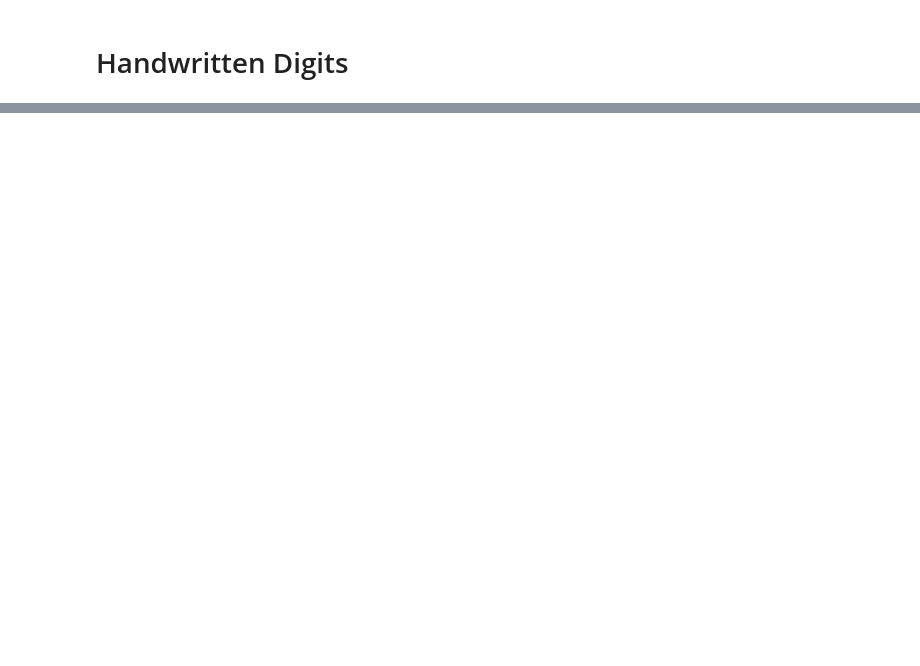
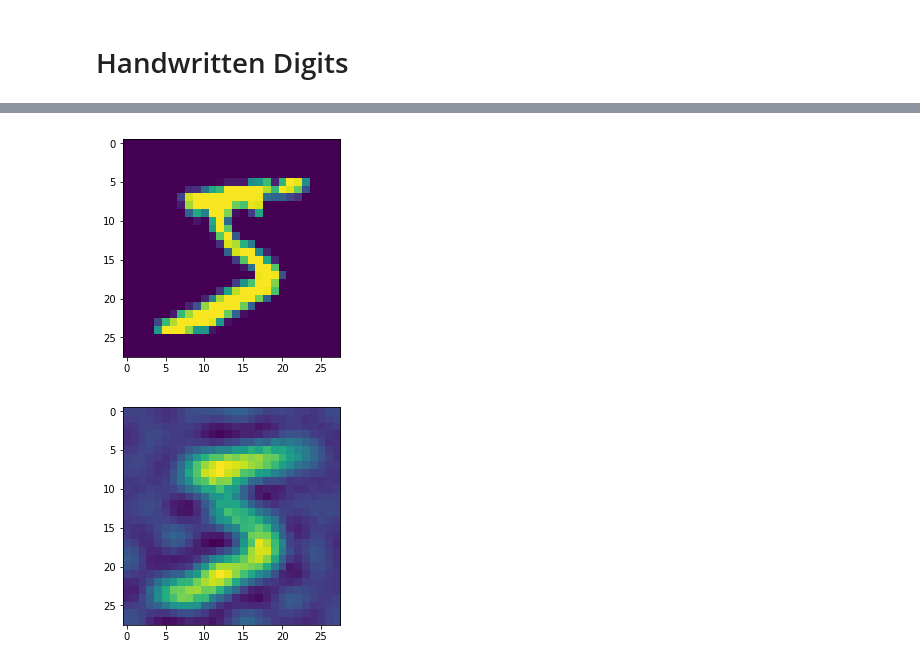
Before and after one commit to MinhTranCA/graph-similarity-1, a Jupyter notebook: notebooks/Handwritten Digits.ipynb, the cells around one changed output, grey strips where cells are left out. Drawn from its saved outputs; the diff is of its cells as text; code cells hidden in the pictures; blank space fills up the shorter version.

```diff
--- a/notebooks/Handwritten Digits.ipynb
+++ b/notebooks/Handwritten Digits.ipynb
@@ -20,0 +15,2 @@ The MNIST_DATA class contains a function which converts the grayscale digit into
+# %%
+mnist = MNIST_DATA.MNIST_DATA()
@@ -20,0 +64,18 @@ The MNIST_DATA class contains a function which converts the grayscale digit into
+# %%
+img = np.array(mnist.train_data[0], dtype = 'float64')
+img = img / 255
+
+img_hat = np.dot(np.transpose(U), img)
+
+img_hat_mod = np.copy(img_hat)
+img_hat_mod[200:] = 0
+img_mod = np.dot(U, img_hat_mod)
+
+plt.imshow(np.reshape(img, (28, 28)))
+plt.show()
+
+plt.imshow(np.reshape(img_mod, (28, 28)))
+plt.show()
+# %% [output]
+[figure, added]
+[figure, added]
```
Also changed, not shown: parts of 25 cells of this notebook.
